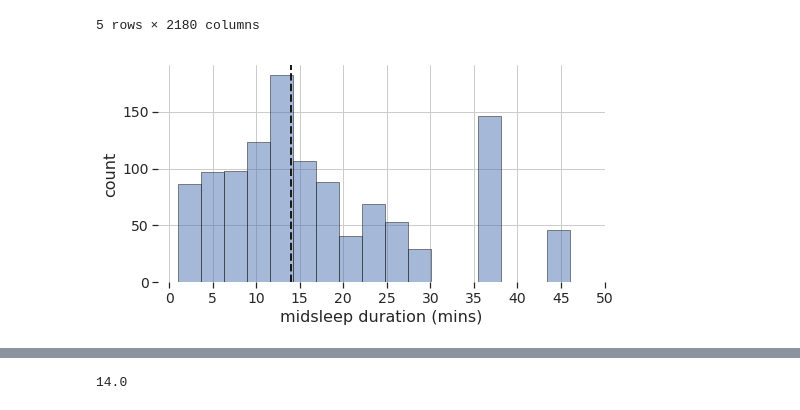
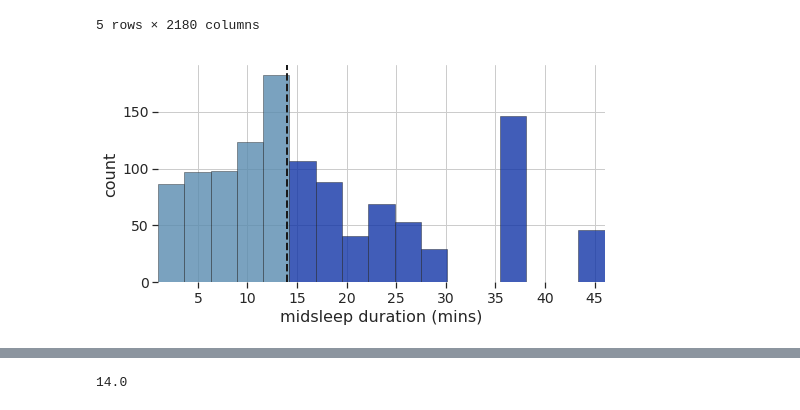
Before and after one commit to SridharJagannathan/drosSleepStages_SciAdvances2023, a Jupyter notebook: Scripts/notebooks/Figure5b_SupplFigure7_stats_awakesleepepochs_svmclassifier.ipynb, the cells around one changed output, grey strips where cells are left out. Drawn from its saved outputs; the diff is of its cells as text; code cells hidden in the pictures.

```diff
--- a/Scripts/notebooks/Figure5b_SupplFigure7_stats_awakesleepepochs_svmclassifier.ipynb
+++ b/Scripts/notebooks/Figure5b_SupplFigure7_stats_awakesleepepochs_svmclassifier.ipynb
@@ -86,6 +86,8 @@ classifiermetricspath = basefolder +\
                         "drosSleepStages_SciAdvances2023/data/lfp_data/spectrum/svmclassifier/classifiermetrics/"
 # %%
 states = ['awake', 'sleep']
+# %%
+outputfolderpath = basefolder + "SleepOnset_Drosophila/Scripts/pics/stats_grouplevel/"
 # %%
 def collatecsv():
 
@@ -642,31 +650,42 @@ allfeatures_df.head()
 # %%
 fig = plt.figure(figsize=(8, 4))
 gs_main = gridspec.GridSpec(1, 1,width_ratios=[4])
 gs_main.update(wspace=0.25, hspace=0.2)
 
 
 gs = gridspec.GridSpecFromSubplotSpec(1, 1, subplot_spec=gs_main[0])
 ax1 = fig.add_subplot(gs[0])
 
 ax1 = sns.histplot(data=allfeatures_df,
                    x="sleepdepth", stat = 'count', kde = False, ax = ax1,
                    color="b",edgecolor="k", alpha = 0.5, linewidth=0.5)
 
+for i in range(0,5):
+    ax1.patches[i].set_facecolor('#598BAF')
+    ax1.patches[i].set_alpha(0.8)
+for i in range(5,17):
+    ax1.patches[i].set_facecolor('#1134A6')
+    ax1.patches[i].set_alpha(0.8)
+
 ax1.grid(True)
 
 ax1.set_ylabel('count', fontsize=label_fontsize)
 ax1.set_xlabel('midsleep duration (mins)', fontsize=label_fontsize)
 ax1.set_xticks([0, 5, 10, 15, 20, 25, 30, 35, 40, 45, 50])
 ax1.tick_params(axis='both', which='major', labelsize=label_fontsize-2)
+ax1.margins(x=0)
 
 ax1.axvline(np.nanpercentile(allfeatures_df['sleepdepth'], 50), ls='--', color = 'k',linewidth = 2)
 
 sns.despine(left=True, bottom=True, right=True)
 
 plt.tight_layout()
 plt.box(False)
+
+plt.savefig(outputfolderpath +  'classifier_midsleepdepth.png', format='png', dpi=300,
+            transparent=False,bbox_inches='tight')
 # %% [output]
-[figure, old version]
+[figure, new version]
 # %%
 print(allfeatures_df['state'].value_counts())
 # %% [output]
```
Also changed, not shown: parts of 36 cells of this notebook, 17 other files.
